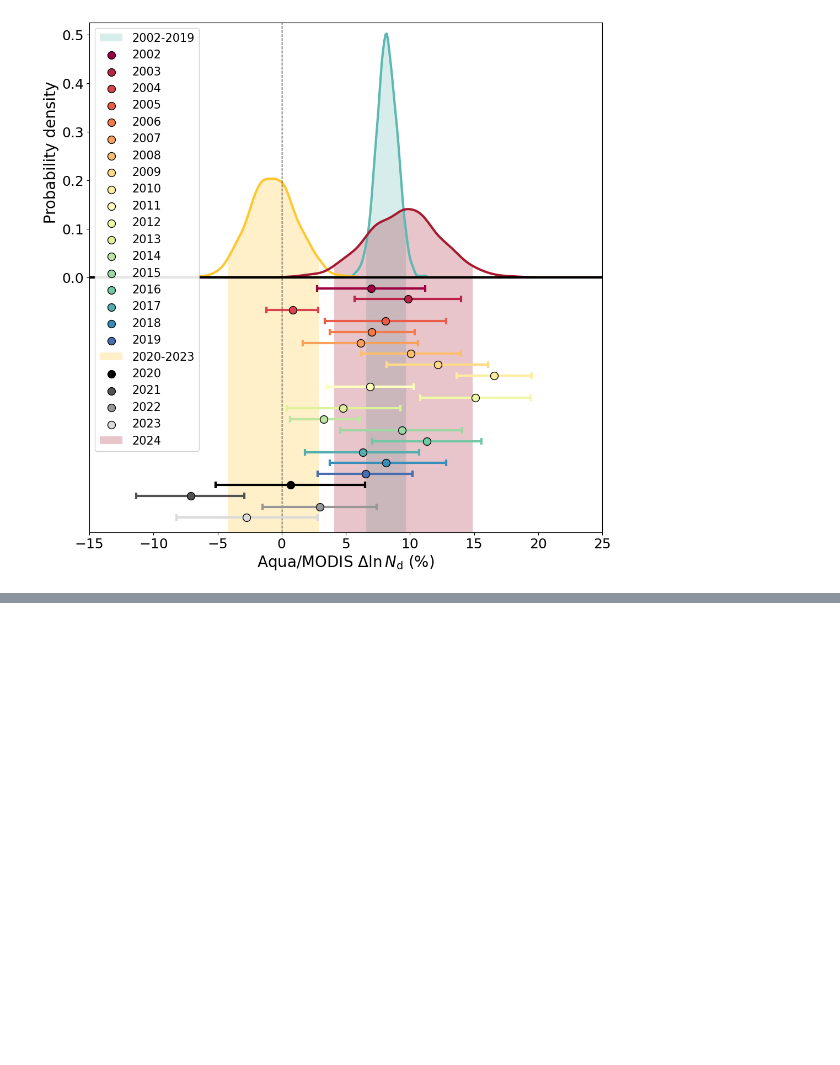
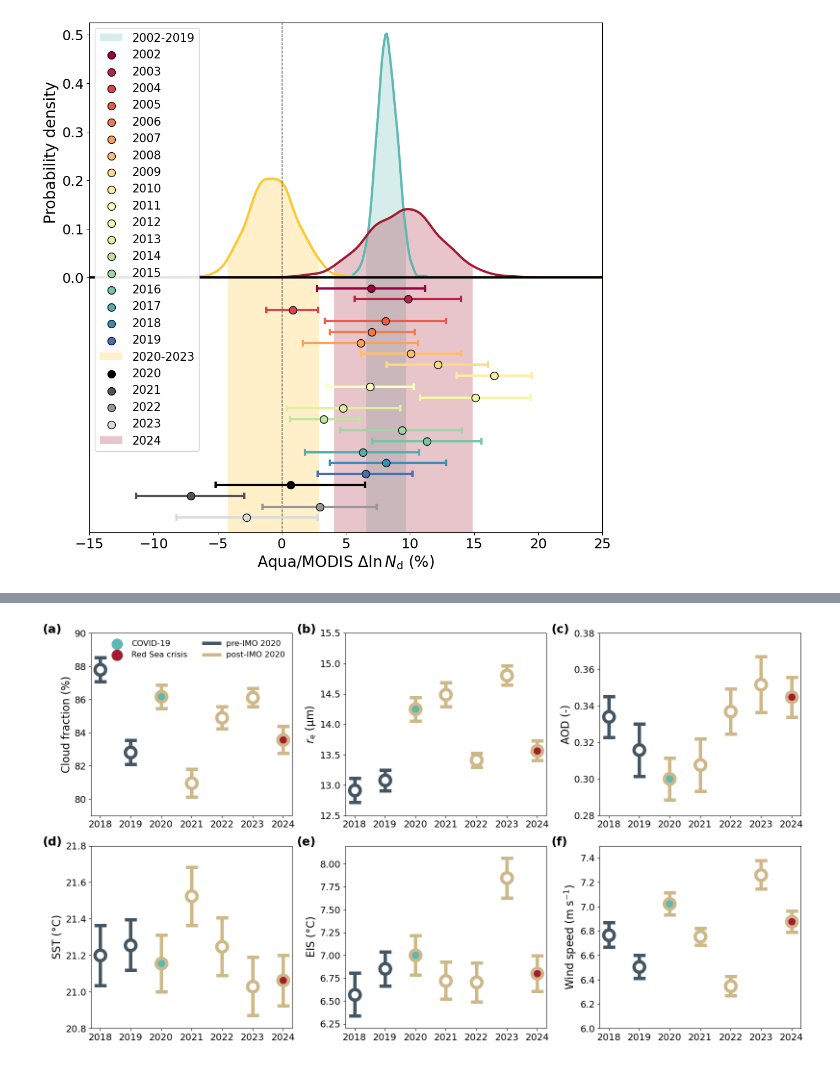
Before and after one commit to michael-s-diamond/ConflictClouds, a Jupyter notebook: Conflict_Cloud_Sensitivity.ipynb, the cells around one changed output, grey strips where cells are left out. Drawn from its saved outputs; the diff is of its cells as text; code cells hidden in the pictures; blank space fills up the shorter version.

```diff
--- a/Conflict_Cloud_Sensitivity.ipynb
+++ b/Conflict_Cloud_Sensitivity.ipynb
@@ -648,0 +756,45 @@ plt.savefig('/Users/michaeldiamond/Documents/Projects/ERB23_ShipTracks4MCB/Houth
+# %%
+#
+###Figure 4: Meteorological/background analysis
+#
+
+plt.figure(figsize=(16,9))
+plt.clf()
+
+fs = 16
+
+n = 1
+for var, ylab, ylim, slab in zip(ssf,
+                     ['Cloud fraction (%)',r'$r_\mathrm{e}$ (µm)','AOD (-)'
+                      ,r'SST ($\degree$C)','EIS ($\degree$C)',r'Wind speed (m s$^{-1}$)'],
+                      [(79,90),(12.5,15.5),(.28,.38),(20.8,21.8),(6.2,8.2),(6,7.5)],
+                      ['(a)','(b)','(c)','(d)','(e)','(f)']):
+    ax = plt.subplot(230+n)
+    for y, fc, ec in zip(range(2018,2025),
+                                     ['w','w','#5CB8B2','w','w','w','#A6192E'],
+                                     2*['#425563']+5*['#CEB888']):
+        plt.scatter(y,np.nanmean(dSSF[y][var]),s=250,color=fc,lw=5,edgecolor=ec,zorder=10)
+        plt.errorbar(y,np.nanmean(dSSF[y][var]),yerr=2*np.std(dSSF[y][var],ddof=1)/np.sqrt(len(dSSF[y][var])),
+                color=ec,fmt='none',elinewidth=5,capsize=9,capthick=5,zorder=9)
+
+    plt.xticks(fontsize=fs-2)
+    plt.yticks(fontsize=fs-2)
+    plt.ylabel(ylab,fontsize=fs)
+    plt.ylim(ylim[0],ylim[1])
+
+    ax.text(-.24,1,s=slab,transform = ax.transAxes,fontsize=fs+2,fontweight='bold')
+
+    n += 1
+
+plt.subplot(231)
+plt.scatter(np.nan,np.nan,s=250,color=mcolors[2],label='COVID-19')
+plt.scatter(np.nan,np.nan,s=250,color=mcolors[-1],label='Red Sea crisis')
+plt.plot(np.nan,np.nan,lw=5,color=vcolors[0],label='pre-IMO 2020')
+plt.plot(np.nan,np.nan,lw=5,color=vcolors[-1],label='post-IMO 2020')
+plt.legend(frameon=False,fontsize=fs-4,loc='upper right',ncol=2)
+
+plt.tight_layout()
+
+plt.savefig('/Users/michaeldiamond/Documents/Projects/ERB23_ShipTracks4MCB/Houthis/Fig4.png',dpi=450,facecolor='w')
+# %% [output]
+[figure, added]
```
Also changed, not shown: parts of 9 cells of this notebook.
